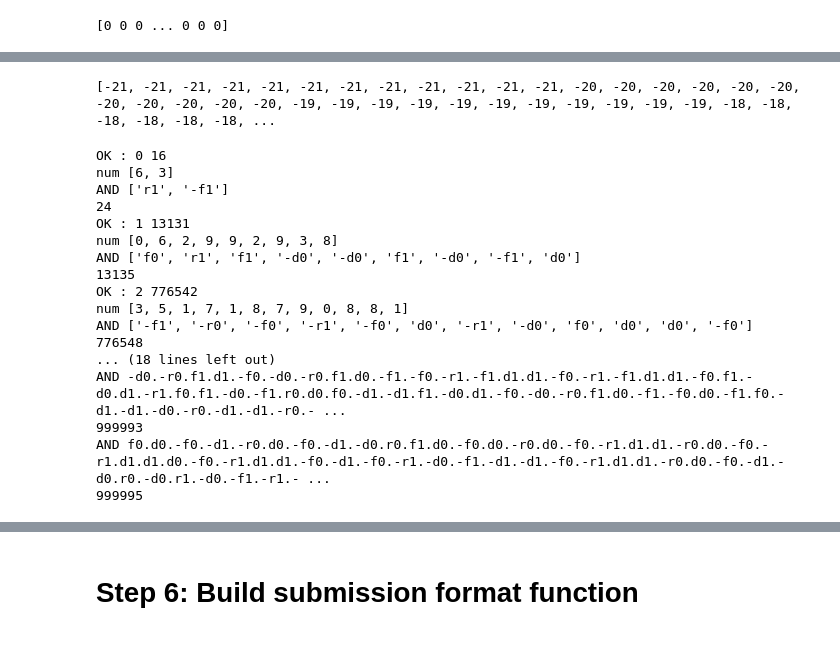
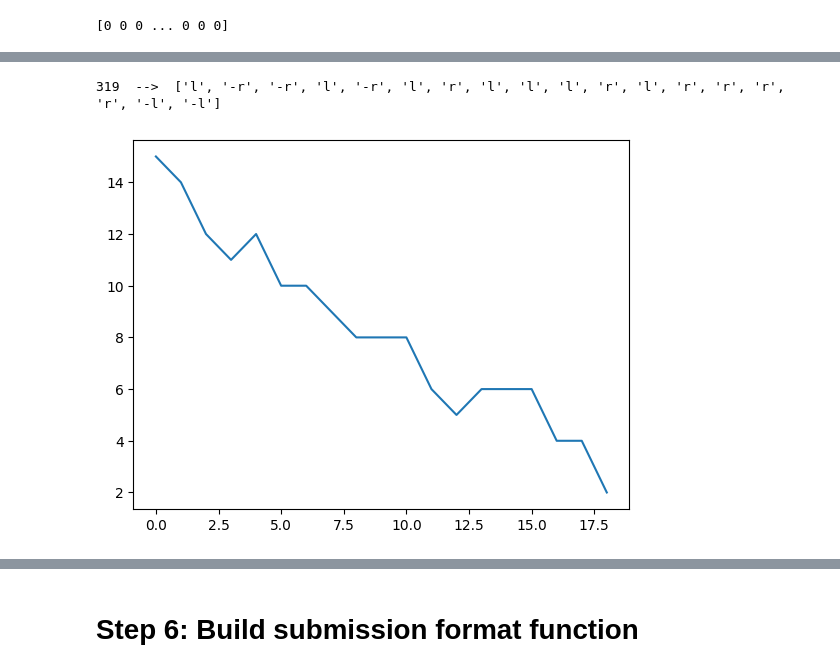
Before and after one commit to timothygao8710/Polytope-Permutation-Puzzle, a Jupyter notebook: monte_carlo_tree.ipynb, the cells around one changed output, grey strips where cells are left out. Saved outputs shown, nothing was run; the diff lists cells and outputs as text; code cells hidden in the pictures; blank space fills up the shorter version.

```diff
--- a/monte_carlo_tree.ipynb
+++ b/monte_carlo_tree.ipynb
@@ -218,7 +216,7 @@ def dist(a, b):
     return np.count_nonzero(a != b)
 # %%
 # 1e6 ~ 2 seconds
-mx_mem = int(1e8)
+mx_mem = int(1e7)
 mem_idx = 0
 
 last_state = np.zeros(mx_mem, dtype=int)
@@ -232,7 +230,7 @@ print(last_state)
 # as tree grows larger, we want to be more selective about the paths we chose
 # avg =
 
-
+from random import random
 def a_star_search(idx):
     global mem_idx
 
@@ -252,9 +250,11 @@ def a_star_search(idx):
     considered.add(hash_perm(initial_state))
 
     while mem_idx + m < mx_mem:
+        A = random()
         _, cur_idx, cur_state, cur_p = heapq.heappop(pq)
 
         for i in range(m):
+            A += random()
             nxt_state = cur_state[move_perm[i]]
             nxt_hash = hash_perm(nxt_state)
 
@@ -277,9 +277,9 @@ def a_star_search(idx):
     return None
 
 mem_idx = 0
-# cProfile.run('a_star_search(37)')
-print(puzzles_df['puzzle_type'][30])
-print(a_star_search(30))
+cProfile.run('a_star_search(30)')
+# print(puzzles_df['puzzle_type'][3])
+# print(a_star_search(3))
 
 # 4.1, 6.57
 # 4.01, 6.smth,
@@ -288,53 +312,48 @@ cube_3/3/3
-# %%
-print(temp[0:100])
-# %% [output]
-[-21, -21, -21, -21, -21, -21, -21, -21, -21, -21, -21, -21, -20, -20, -20, -20, -20, -20, -20, -20, -20, -20, -20, -19, -19, -19, -19, -19, -19, -19, -19, -19, -19, -19, -18, -18, -18, -18, -18, -18, ...
 # %%
 def dig_through_memory(idx):
     res = []
     while idx != 0:
         res.append(last_move[idx])
         idx = last_state[idx]
 
     res = list(reversed(res))
     return res
 
 def solve(idx):
     global mem_idx
 
     mem_idx = 0
 
     move_name = np.array(puz_info[puzzles_df['puzzle_type'][idx]][1])
 
     res = a_star_search(idx)
 
     if res == None:
         return sample_submission_df['moves'][idx]
 
     res = dig_through_memory(res)
     for i in range(len(res)):
         res[i] = move_name[res[i]]
 
     return res
 
-for i in range(10):
-    print("AND", solve(i))
-    print(mem_idx)
+for i in range(319, 320):
+    a = solve(i)
+    print(i, " --> ", a)
+    xs = [i for i in range(len(a) + 1)]
+    ys = []
+
+    goal = np.array(puzzles_df['parsed_solution_state'][i])
+    cur = np.array(puzzles_df['parsed_initial_state'][i])
+    ys.append(dist(cur, goal))
+
+    for j in a:
+        b = move_to_perm[puzzles_df['puzzle_type'][i]][j]
+        cur = cur[b]
+        ys.append(dist(cur, goal))
+
+    plt.plot(xs, ys)
+    plt.show()
 # %% [output]
-OK : 0 16
-num [6, 3]
-AND ['r1', '-f1']
-24
-OK : 1 13131
-num [0, 6, 2, 9, 9, 2, 9, 3, 8]
-AND ['f0', 'r1', 'f1', '-d0', '-d0', 'f1', '-d0', '-f1', 'd0']
-13135
-OK : 2 776542
-num [3, 5, 1, 7, 1, 8, 7, 9, 0, 8, 8, 1]
-AND ['-f1', '-r0', '-f0', '-r1', '-f0', 'd0', '-r1', '-d0', 'f0', 'd0', 'd0', '-f0']
-776548
-... (18 lines left out)
-AND -d0.-r0.f1.d1.-f0.-d0.-r0.f1.d0.-f1.-f0.-r1.-f1.d1.d1.-f0.-r1.-f1.d1.d1.-f0.f1.-d0.d1.-r1.f0.f1.-d0.-f1.r0.d0.f0.-d1.-d1.f1.-d0.d1.-f0.-d0.-r0.f1.d0.-f1.-f0.d0.-f1.f0.-d1.-d1.-d0.-r0.-d1.-d1.-r0.- ...
-999993
-AND f0.d0.-f0.-d1.-r0.d0.-f0.-d1.-d0.r0.f1.d0.-f0.d0.-r0.d0.-f0.-r1.d1.d1.-r0.d0.-f0.-r1.d1.d1.d0.-f0.-r1.d1.d1.-f0.-d1.-f0.-r1.-d0.-f1.-d1.-d1.-f0.-r1.d1.d1.-r0.d0.-f0.-d1.-d0.r0.-d0.r1.-d0.-f1.-r1.- ...
-999995
+319  -->  ['l', '-r', '-r', 'l', '-r', 'l', 'r', 'l', 'l', 'l', 'r', 'l', 'r', 'r', 'r', 'r', '-l', '-l']
+[figure, added]
```
Also changed, not shown: parts of 3 cells of this notebook.
